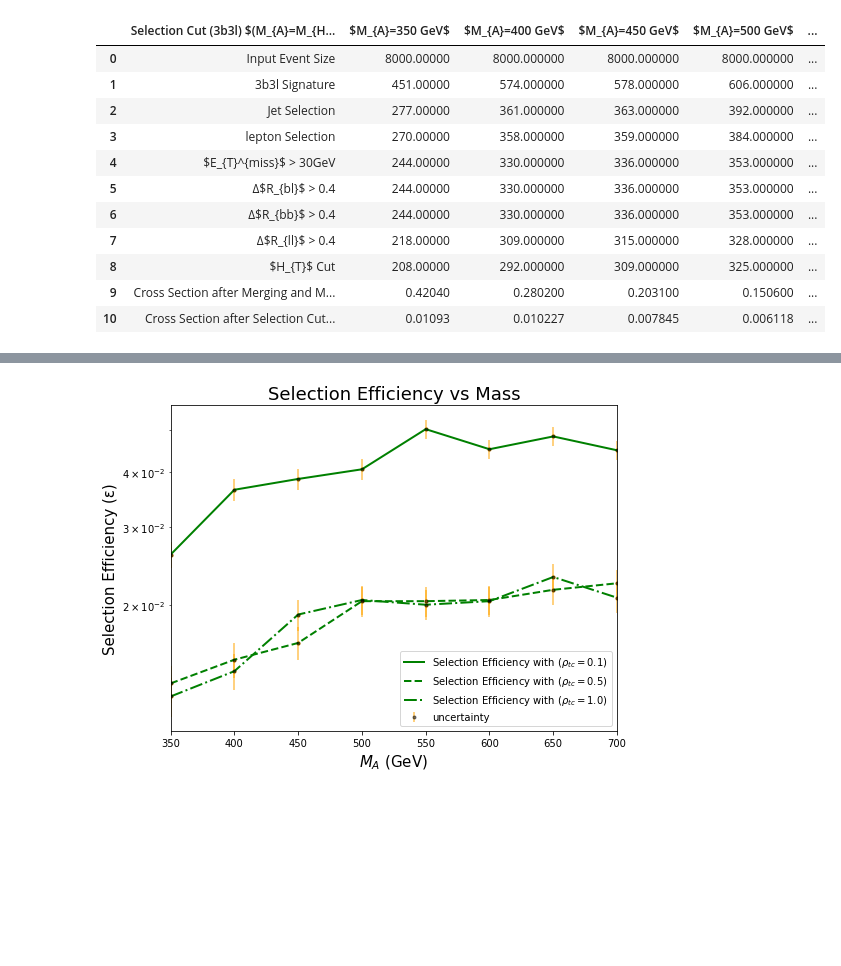
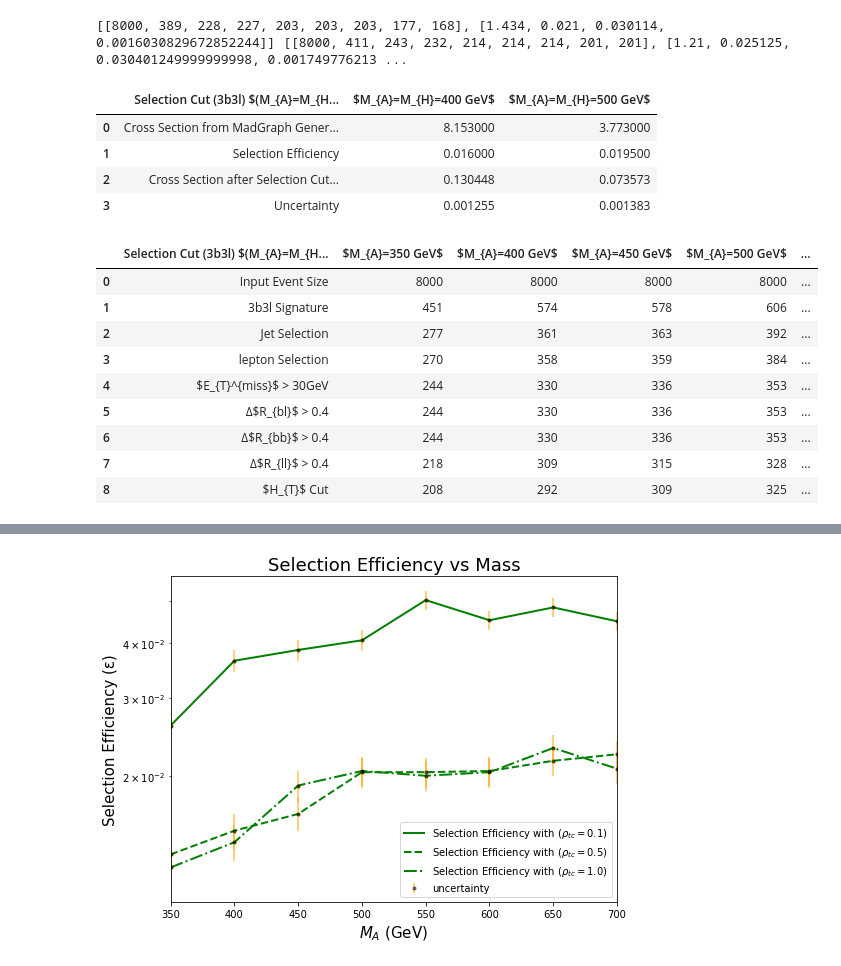
Before and after one commit to dlai211/Triple-Top, a Jupyter notebook: 3b3l.ipynb, the cells around one changed output, grey strips where cells are left out. Drawn from its saved outputs; the diff is of its cells as text; code cells hidden in the pictures; blank space fills up the shorter version.

```diff
--- a/3b3l.ipynb
+++ b/3b3l.ipynb
@@ -140,7 +140,7 @@ def function(f_Att, cs):
         if min(f(deltaeta_ll, deltaphi_ll)) > 0.4:
             event_deltaR_ll.append(i)
 
-    # HT of 2 leading leptons and three leading jets
+    # HT of three leading leptons and three leading jets
     event_ht = []
     for i in tqdm(event_deltaR_ll):
         lep_pt, jet_pt = lepton_sort_pt[i], jet_sort_pt[i]
@@ -148,7 +148,16 @@ def function(f_Att, cs):
         if ht > 320:
             event_ht.append(i)
 
-    cs = cs * 1000
-    csf = cs * len(event_ht)/EventSize
 
-    return [EventSize, len(event_signal), len(event_lep), len(event_jet), len(event_emiss), len(event_deltaR_bl), len(event_deltaR_bb), len(event_deltaR_ll), len(event_ht), cs, csf]
+    cs_b = cs * 1000
+    sel_eff = len(event_ht)/EventSize
+    uncertainty = np.sqrt(sel_eff * (1-sel_eff)/ EventSize)
+    cs_f = cs_b * len(event_ht)/EventSize
+
+    return [[EventSize, len(event_signal), len(event_lep), len(event_jet), len(event_emiss), len(event_deltaR_bl), len(event_deltaR_bb), len(event_deltaR_ll), len(event_ht)], [cs_b, sel_eff, cs_f, uncertainty]]
+
+y1 = uproot.open('../root/MG5_aMC_v2_7_3/3b3l_S/Events/run_01/tag_1_delphes_events.root')
+y2 = uproot.open('../root/MG5_aMC_v2_7_3/3b3l_S/Events/run_02/tag_1_delphes_events.root')
+print(function(y1, 0.001434), function(y2, 0.00121))
+# %% [output]
+[[8000, 389, 228, 227, 203, 203, 203, 177, 168], [1.434, 0.021, 0.030114, 0.0016030829672852244]] [[8000, 411, 243, 232, 214, 214, 214, 201, 201], [1.21, 0.025125, 0.030401249999999998, 0.001749776213 ...
@@ -155,3 +170,19 @@ def function(f_Att, cs):
+# %%
+name2 = ['Cross Section from MadGraph Generation (fb)',
+         'Selection Efficiency',
+         'Cross Section after Selection Cut (fb)',
+         'Uncertainty']
+fd = pd.DataFrame({r'Selection Cut (3b3l) $(M_{A}=M_{H})$ $\rho_{tc}=0.9$': name2,
+                   r'$M_{A}=M_{H}=400 GeV$': hu[1],
+                   r'$M_{A}=M_{H}=500 GeV$': hu2[1]
+                   })
+fd
+# %% [output]
+|  | Selection Cut (3b3l) $(M_{A}=M_{H... | $M_{A}=M_{H}=400 GeV$ | $M_{A}=M_{H}=500 GeV$ |
+| 0 | Cross Section from MadGraph Gener... | 8.153000 | 3.773000 |
+| 1 | Selection Efficiency | 0.016000 | 0.019500 |
+| 2 | Cross Section after Selection Cut... | 0.130448 | 0.073573 |
+| 3 | Uncertainty | 0.001255 | 0.001383 |
 # %%
 # Cross Section From Madgraph Generation
 cs = np.array([0.0004204, 0.0002802, 0.0002031, 0.0001506, 0.0001135, 8.636e-05, 6.669e-05, 5.196e-05,
@@ -189,36 +220,32 @@ m24 = function(f_tA[23], cs[23])
 # %%
 name = [r'Input Event Size',
         '3b3l Signature',
         r'Jet Selection',
         r'lepton Selection',
         r'$E_{T}^{miss}$ > 30GeV',
         r'Δ$R_{bl}$ > 0.4',
         r'Δ$R_{bb}$ > 0.4',
         r'Δ$R_{ll}$ > 0.4',
-        r'$H_{T}$ Cut',
-        'Cross Section after Merging and Matching (fb)',
-        'Cross Section after Selection Cut (fb)']
+        r'$H_{T}$ Cut']
 fd = pd.DataFrame({r'Selection Cut (3b3l) $(M_{A}=M_{H})$ $\rho_{tc}=0.1$': name,
-                   r'$M_{A}=350 GeV$': m1,
-                   r'$M_{A}=400 GeV$': m2,
-                   r'$M_{A}=450 GeV$': m3,
-                   r'$M_{A}=500 GeV$': m4,
-                   r'$M_{A}=550 GeV$': m5,
-                   r'$M_{A}=600 GeV$': m6,
-                   r'$M_{A}=650 GeV$': m7,
-                   r'$M_{A}=700 GeV$': m8
+                   r'$M_{A}=350 GeV$': m1[0],
+                   r'$M_{A}=400 GeV$': m2[0],
+                   r'$M_{A}=450 GeV$': m3[0],
+                   r'$M_{A}=500 GeV$': m4[0],
+                   r'$M_{A}=550 GeV$': m5[0],
+                   r'$M_{A}=600 GeV$': m6[0],
+                   r'$M_{A}=650 GeV$': m7[0],
+                   r'$M_{A}=700 GeV$': m8[0]
                    })
 fd
 # %% [output]
 |  | Selection Cut (3b3l) $(M_{A}=M_{H... | $M_{A}=350 GeV$ | $M_{A}=400 GeV$ | $M_{A}=450 GeV$ | $M_{A}=500 GeV$ | ... |
-| 0 | Input Event Size | 8000.00000 | 8000.000000 | 8000.000000 | 8000.000000 | ... |
-| 1 | 3b3l Signature | 451.00000 | 574.000000 | 578.000000 | 606.000000 | ... |
-| 2 | Jet Selection | 277.00000 | 361.000000 | 363.000000 | 392.000000 | ... |
-| 3 | lepton Selection | 270.00000 | 358.000000 | 359.000000 | 384.000000 | ... |
-| 4 | $E_{T}^{miss}$ > 30GeV | 244.00000 | 330.000000 | 336.000000 | 353.000000 | ... |
-| 5 | Δ$R_{bl}$ > 0.4 | 244.00000 | 330.000000 | 336.000000 | 353.000000 | ... |
-| 6 | Δ$R_{bb}$ > 0.4 | 244.00000 | 330.000000 | 336.000000 | 353.000000 | ... |
-| 7 | Δ$R_{ll}$ > 0.4 | 218.00000 | 309.000000 | 315.000000 | 328.000000 | ... |
-| 8 | $H_{T}$ Cut | 208.00000 | 292.000000 | 309.000000 | 325.000000 | ... |
-| 9 | Cross Section after Merging and M... | 0.42040 | 0.280200 | 0.203100 | 0.150600 | ... |
-| 10 | Cross Section after Selection Cut... | 0.01093 | 0.010227 | 0.007845 | 0.006118 | ... |
+| 0 | Input Event Size | 8000 | 8000 | 8000 | 8000 | ... |
+| 1 | 3b3l Signature | 451 | 574 | 578 | 606 | ... |
+| 2 | Jet Selection | 277 | 361 | 363 | 392 | ... |
+| 3 | lepton Selection | 270 | 358 | 359 | 384 | ... |
+| 4 | $E_{T}^{miss}$ > 30GeV | 244 | 330 | 336 | 353 | ... |
+| 5 | Δ$R_{bl}$ > 0.4 | 244 | 330 | 336 | 353 | ... |
+| 6 | Δ$R_{bb}$ > 0.4 | 244 | 330 | 336 | 353 | ... |
+| 7 | Δ$R_{ll}$ > 0.4 | 218 | 309 | 315 | 328 | ... |
+| 8 | $H_{T}$ Cut | 208 | 292 | 309 | 325 | ... |
```
Also changed, not shown: parts of 10 cells of this notebook, 3 other files.
